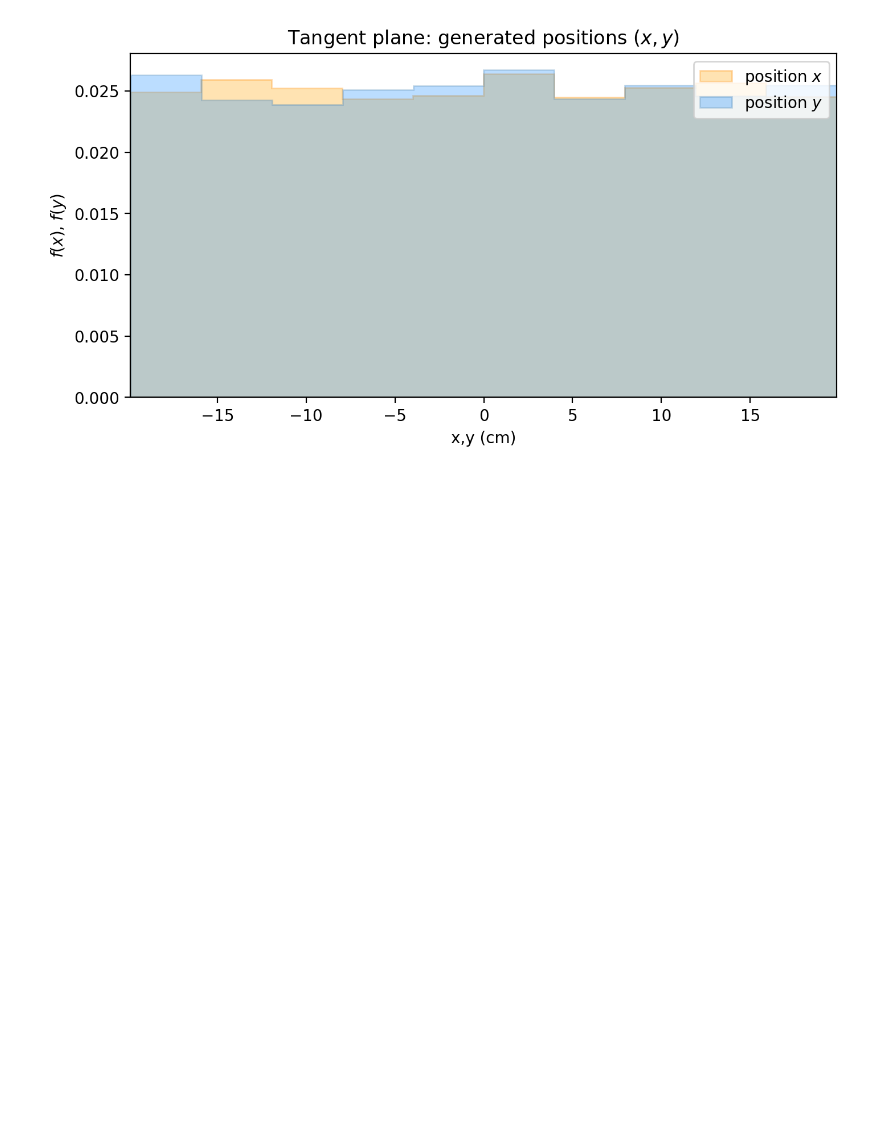
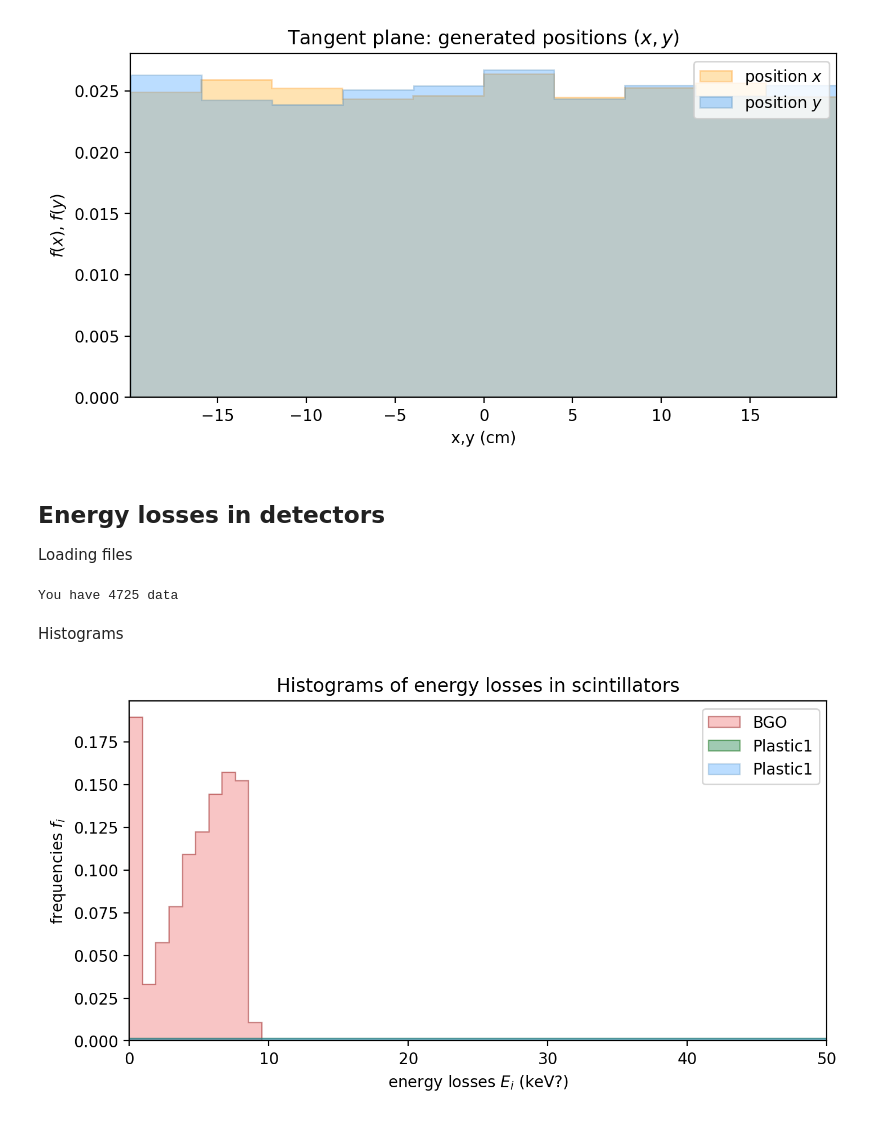
Before and after one commit to emanuelitoss/DreamExperiment, a Jupyter notebook: analysisDreamSimulation/dreamAnalysis.ipynb, the cells around one changed output. Saved outputs shown, nothing was run; the diff lists cells and outputs as text; code cells hidden in the pictures; blank space fills up the shorter version.

Commit message:
new analysis: energies on 23/05

```diff
--- a/analysisDreamSimulation/dreamAnalysis.ipynb
+++ b/analysisDreamSimulation/dreamAnalysis.ipynb
@@ -78,3 +77,43 @@ plt.legend()
 plt.show()
 # %% [output]
 [figure]
+# %% [markdown]
+## Energy losses in detectors
+
+Loading files
+# %%
+# loading data from simulation
+energyBGO, energyScint1, energyScint2 = np.loadtxt("energies.txt", unpack=True, usecols=(0,1,2))
+
+energyBGO = np.setdiff1d(energyBGO,np.array([0]))
+energyScint1 = np.setdiff1d(energyScint1,np.array([0]))
+energyScint2 = np.setdiff1d(energyScint2,np.array([0]))
+
+# number of Monte Carlo events
+numberofevents = len(energyBGO)
+print("You have {0} data".format(numberofevents))
+# %% [output]
+You have 4725 data
+# %% [markdown]
+Histograms
+# %%
+# prepare the figure
+fig = plt.figure(111, figsize=(8,4), dpi=200)
+
+# plot the histo
+plt.hist(energyBGO, label='BGO', histtype="stepfilled",
+         color="lightcoral", ec="darkred", alpha=0.45, lw=0.85, density=True)
+plt.hist(energyScint1, label='Plastic1', histtype="stepfilled",
+         color="seagreen", ec="darkgreen", alpha=0.45, lw=0.85, density=True)
+plt.hist(energyScint1, label='Plastic1', histtype="stepfilled",
+         color='dodgerblue', ec='steelblue', alpha=0.3, lw=0.85, density=True)
+
+# visualize
+plt.title('Histograms of energy losses in scintillators')
+plt.xlabel('energy losses $E_i$ (keV?)')
+plt.ylabel('frequencies $f_i$')
+plt.xlim(0,50)
+plt.legend()
+plt.show()
+# %% [output]
+[figure, added]
```
Also changed, not shown: parts of 1 cell of this notebook, 3 other files.
